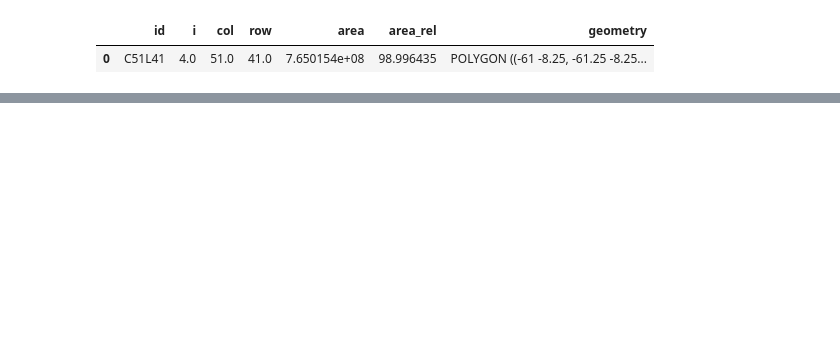
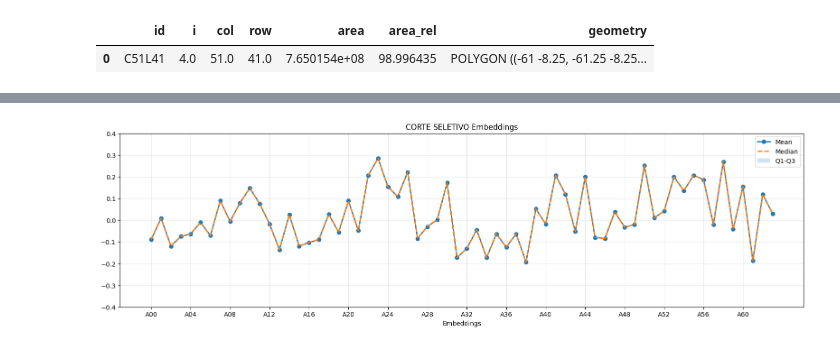
Before and after one commit to AbnerErnaniADSFatec/analise-disturbios-gfm, a Jupyter notebook: 3_alphaearth.ipynb, the cells around one changed output, grey strips where cells are left out. Drawn from its saved outputs; the diff is of its cells as text; code cells hidden in the pictures; blank space fills up the shorter version.

```diff
--- a/3_alphaearth.ipynb
+++ b/3_alphaearth.ipynb
@@ -342 +444,9 @@ for label in labels:
+# %%
+samples = samples_roi_tile_2
+labels = set(samples["label"])
+for label in labels:
+    data_ = samples[samples["label"] == label]
+    generatePlotFigPatterns(data_[emb_columns], label)
+# %% [output]
+[figure, added]
 # %%
```
Also changed, not shown: parts of 19 cells of this notebook, 27 other files.
